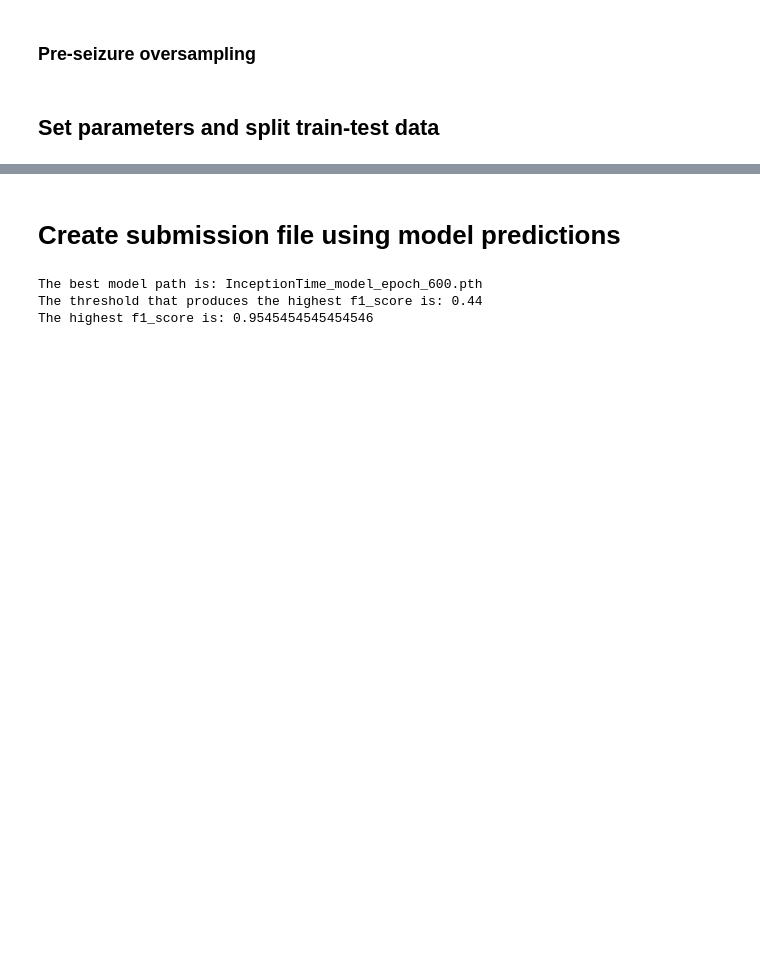
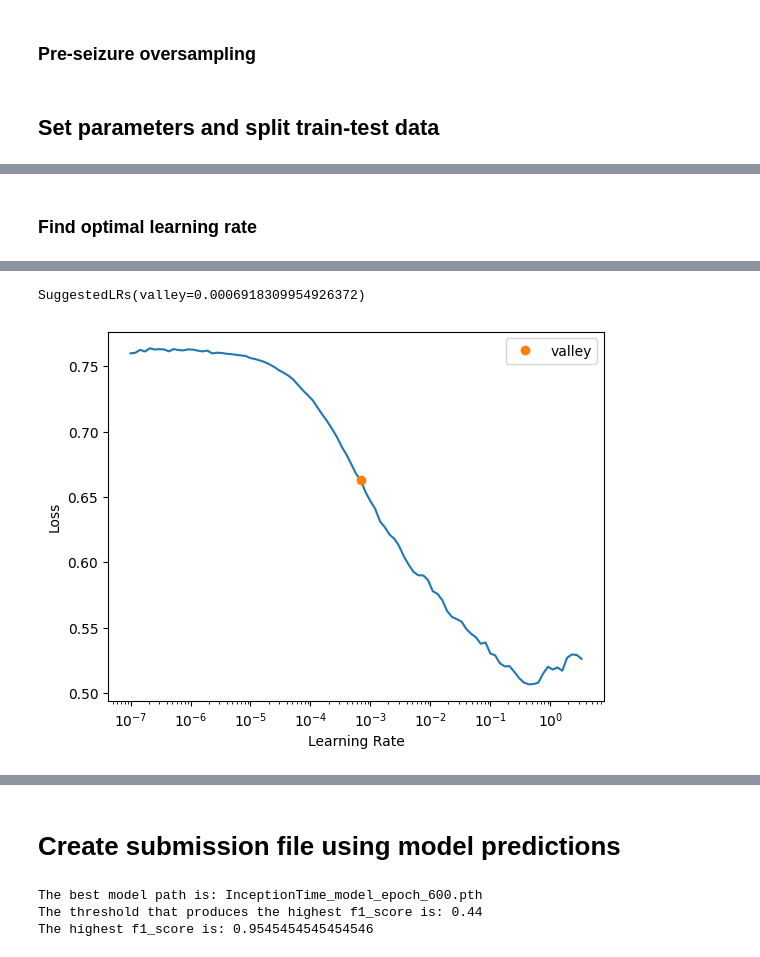
Before and after one commit to lucaase/ISD_Epilepsy_challenge, a Jupyter notebook: tortlab_tsai.ipynb, the cells around one changed output, grey strips where cells are left out. Drawn from its saved outputs; the diff is of its cells as text; code cells hidden in the pictures; blank space fills up the shorter version.

```diff
--- a/tortlab_tsai.ipynb
+++ b/tortlab_tsai.ipynb
@@ -463,0 +214,10 @@ print(np.argmin(np.abs(np.array(f1_scores_train_np[700:]) - np.array(f1_scores_v
+# %%
+model = InceptionTime(dls.vars, dls.c)
+learn = Learner(dls, model, metrics=accuracy)
+#learn.save('stage0')
+# %% [markdown]
+### Find optimal learning rate
+# %%
+#learn.load('stage0')
+learn.lr_find()
+# %% [output]
@@ -463,0 +225,2 @@ print(np.argmin(np.abs(np.array(f1_scores_train_np[700:]) - np.array(f1_scores_v
+SuggestedLRs(valley=0.0006918309954926372)
+[figure, added]
```
Also changed, not shown: parts of 38 cells of this notebook.
